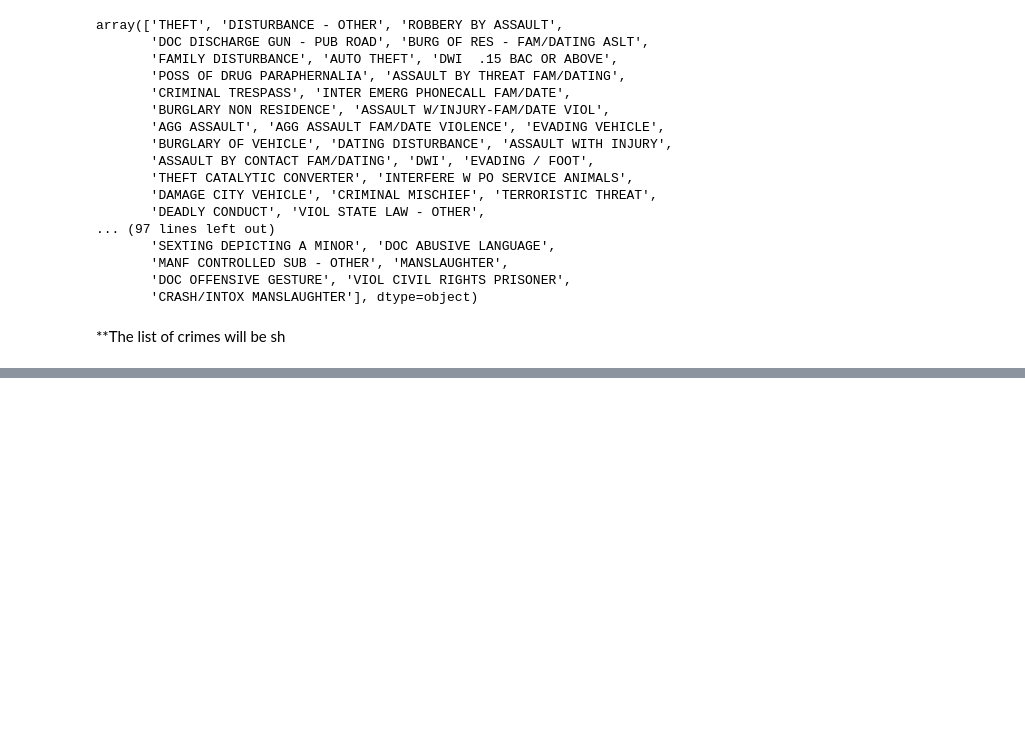
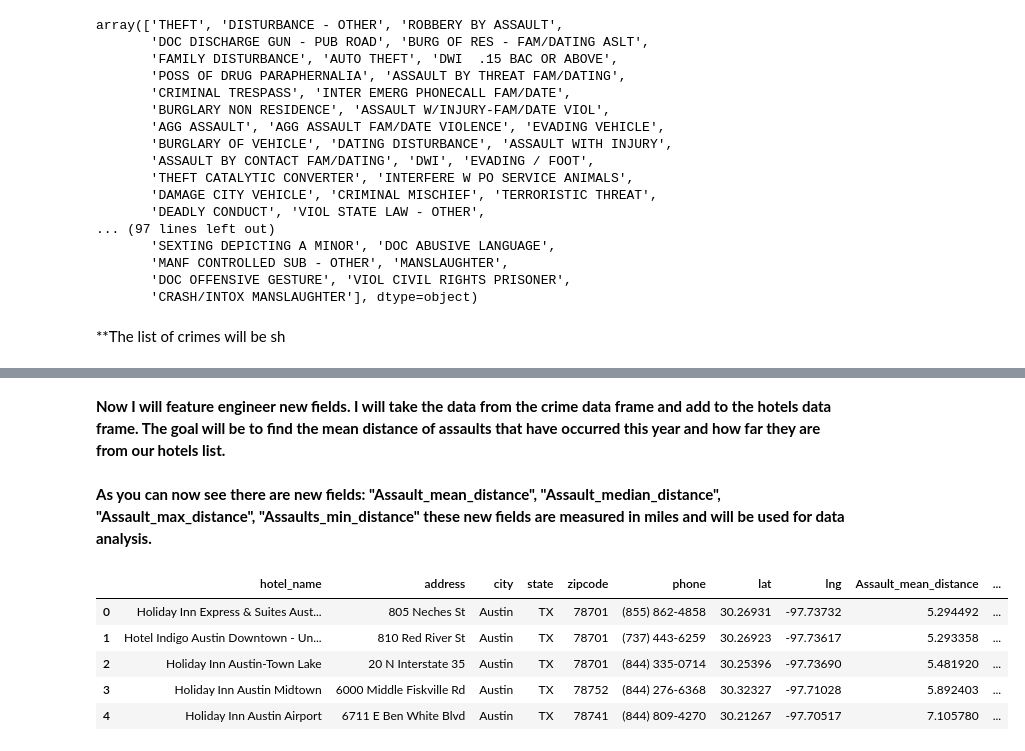
Before and after one commit to LACLanthony/crimes_hotel, a Jupyter notebook: hotels_crimes_maps.ipynb, the cells around one changed output, grey strips where cells are left out. Saved outputs shown, nothing was run; the diff lists cells and outputs as text; code cells hidden in the pictures; blank space fills up the shorter version.

```diff
--- a/hotels_crimes_maps.ipynb
+++ b/hotels_crimes_maps.ipynb
@@ -112,0 +127,2 @@ crimes.head()
+# %% [markdown]
+**Now I will feature engineer new fields. I will take the data from the crime data frame and add to the hotels data frame. The goal will be to find the mean distance of assaults that have occurred this year and how far they are from our hotels list.**
@@ -112,0 +138,11 @@ crimes.head()
+# %% [markdown]
+**As you can now see there are new fields: "Assault_mean_distance", "Assault_median_distance", "Assault_max_distance", "Assaults_min_distance" these new fields are measured in miles and will be used for data analysis.**
+# %%
+hotels.head()
+# %% [output]
+|  | hotel_name | address | city | state | zipcode | phone | lat | lng | Assault_mean_distance | ... |
+| 0 | Holiday Inn Express & Suites Aust... | 805 Neches St | Austin | TX | 78701 | (855) 862-4858 | 30.26931 | -97.73732 | 5.294492 | ... |
+| 1 | Hotel Indigo Austin Downtown - Un... | 810 Red River St | Austin | TX | 78701 | (737) 443-6259 | 30.26923 | -97.73617 | 5.293358 | ... |
+| 2 | Holiday Inn Austin-Town Lake | 20 N Interstate 35 | Austin | TX | 78701 | (844) 335-0714 | 30.25396 | -97.73690 | 5.481920 | ... |
+| 3 | Holiday Inn Austin Midtown | 6000 Middle Fiskville Rd | Austin | TX | 78752 | (844) 276-6368 | 30.32327 | -97.71028 | 5.892403 | ... |
+| 4 | Holiday Inn Austin Airport | 6711 E Ben White Blvd | Austin | TX | 78741 | (844) 809-4270 | 30.21267 | -97.70517 | 7.105780 | ... |
```
Also changed, not shown: parts of 5 cells of this notebook.
